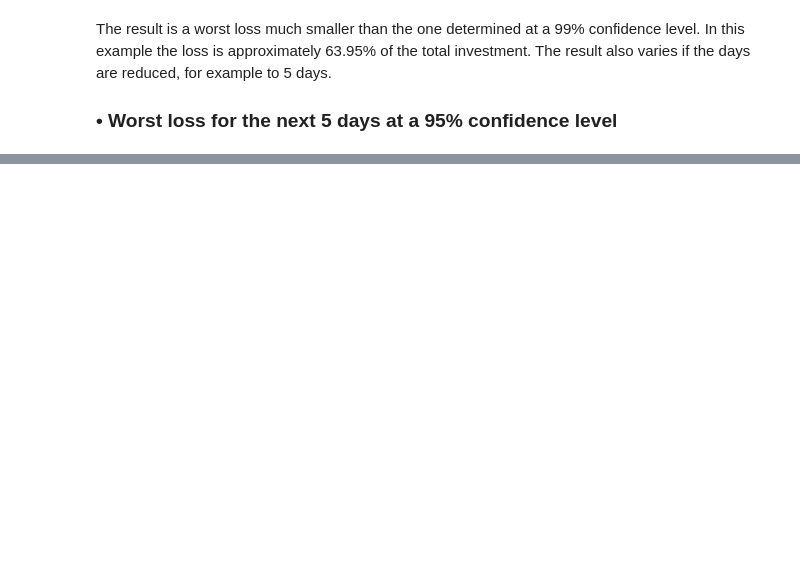
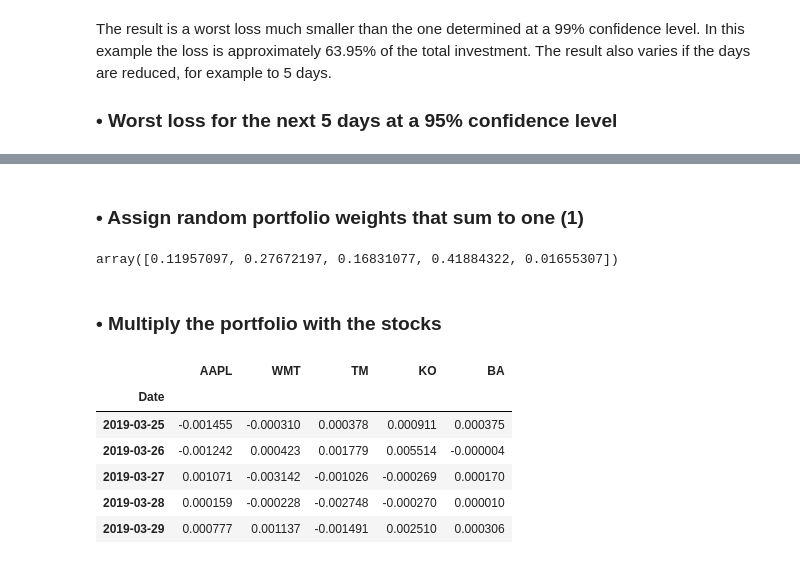
Before and after one commit to AvatarGaming/Python, a Jupyter notebook: Applied Quantitative Finance Using Python for Financial Analysis/SCRIPT06 - Value at Risk.ipynb, the cells around one changed output, grey strips where cells are left out. Cells and saved outputs as stored; diff of their text form; code cells hidden in the pictures; blank space fills up the shorter version.

```diff
--- a/Applied Quantitative Finance Using Python for Financial Analysis/SCRIPT06 - Value at Risk.ipynb
+++ b/Applied Quantitative Finance Using Python for Financial Analysis/SCRIPT06 - Value at Risk.ipynb
@@ -305,0 +350,22 @@ var_5_days
+# %% [markdown]
+### • Assign random portfolio weights that sum to one (1)
+# %%
+portfolio_weights= np.array(np.random.random(5))
+portfolio_weights
+portfolio_weights=portfolio_weights/np.sum(portfolio_weights)
+portfolio_weights
+# %% [output]
+array([0.11957097, 0.27672197, 0.16831077, 0.41884322, 0.01655307])
+# %% [markdown]
+### • Multiply the portfolio with the stocks
+# %%
+weighted_returns_portfolio = stocks_return.mul(portfolio_weights,axis=1)
+weighted_returns_portfolio.tail()
+# %% [output]
+|  | AAPL | WMT | TM | KO | BA |
+| Date |  |  |  |  |  |
+| 2019-03-25 | -0.001455 | -0.000310 | 0.000378 | 0.000911 | 0.000375 |
+| 2019-03-26 | -0.001242 | 0.000423 | 0.001779 | 0.005514 | -0.000004 |
+| 2019-03-27 | 0.001071 | -0.003142 | -0.001026 | -0.000269 | 0.000170 |
+| 2019-03-28 | 0.000159 | -0.000228 | -0.002748 | -0.000270 | 0.000010 |
+| 2019-03-29 | 0.000777 | 0.001137 | -0.001491 | 0.002510 | 0.000306 |
```
Also changed, not shown: parts of 24 cells of this notebook.
